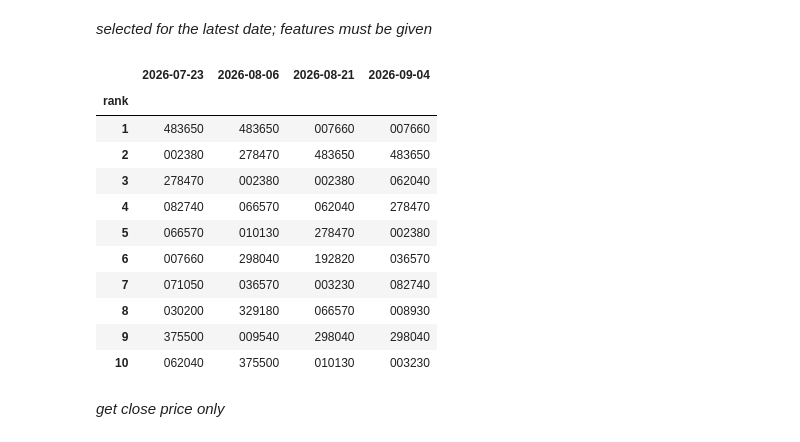
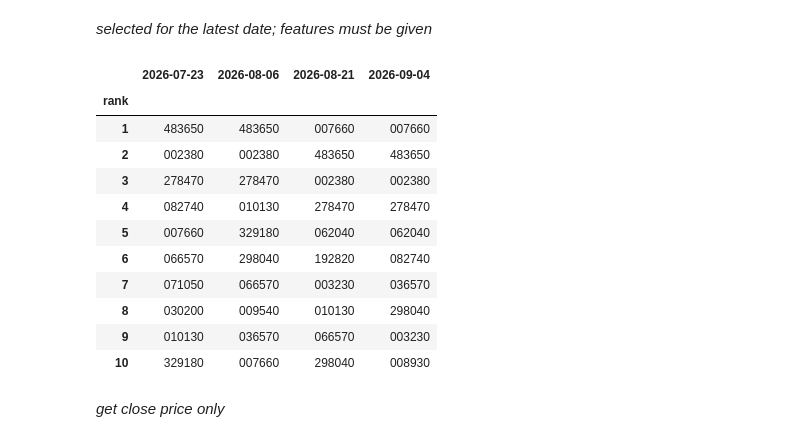
Before and after one commit to lbk209/stocksift, a Jupyter notebook: example_stock_selection_long_v4.ipynb, the cells around one changed output. Cells and saved outputs as stored; diff of their text form; code cells hidden in the pictures.

```diff
--- a/example_stock_selection_long_v4.ipynb
+++ b/example_stock_selection_long_v4.ipynb
@@ -218,25 +218,24 @@ HBox(children=(Dropdown(description='Filter', layout=Layout(width='230px'), opti
 # %%
 kw = dict(
     freq = 10, periods = 4,
-    top_n = controls.value['top_n'],
     policies = controls.policies
 )
 
 selected = selection_trajectory(assessment, style=True, **kw)
 selected
 # %% [output]
 |  | 2026-07-23 | 2026-08-06 | 2026-08-21 | 2026-09-04 |
 | rank |  |  |  |  |
 | 1 | 483650 | 483650 | 007660 | 007660 |
-| 2 | 002380 | 278470 | 483650 | 483650 |
-| 3 | 278470 | 002380 | 002380 | 062040 |
-| 4 | 082740 | 066570 | 062040 | 278470 |
-| 5 | 066570 | 010130 | 278470 | 002380 |
-| 6 | 007660 | 298040 | 192820 | 036570 |
-| 7 | 071050 | 036570 | 003230 | 082740 |
-| 8 | 030200 | 329180 | 066570 | 008930 |
-| 9 | 375500 | 009540 | 298040 | 298040 |
-| 10 | 062040 | 375500 | 010130 | 003230 |
+| 2 | 002380 | 002380 | 483650 | 483650 |
+| 3 | 278470 | 278470 | 002380 | 002380 |
+| 4 | 082740 | 010130 | 278470 | 278470 |
+| 5 | 007660 | 329180 | 062040 | 062040 |
+| 6 | 066570 | 298040 | 192820 | 082740 |
+| 7 | 071050 | 066570 | 003230 | 036570 |
+| 8 | 030200 | 009540 | 010130 | 298040 |
+| 9 | 010130 | 036570 | 066570 | 003230 |
+| 10 | 329180 | 007660 | 298040 | 008930 |
 # %% [markdown]
 *get close price only*
 # %%
```
Also changed, not shown: 1 other file.
